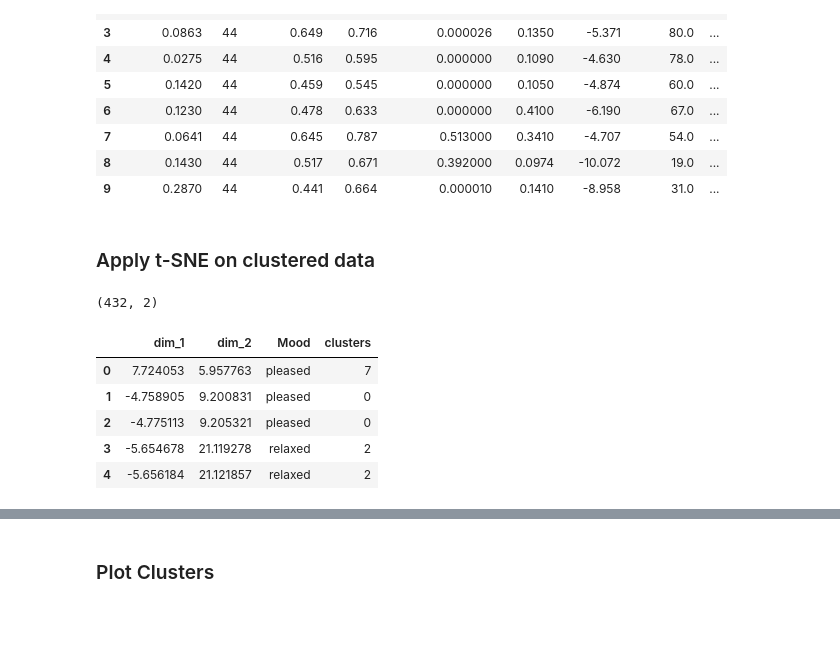
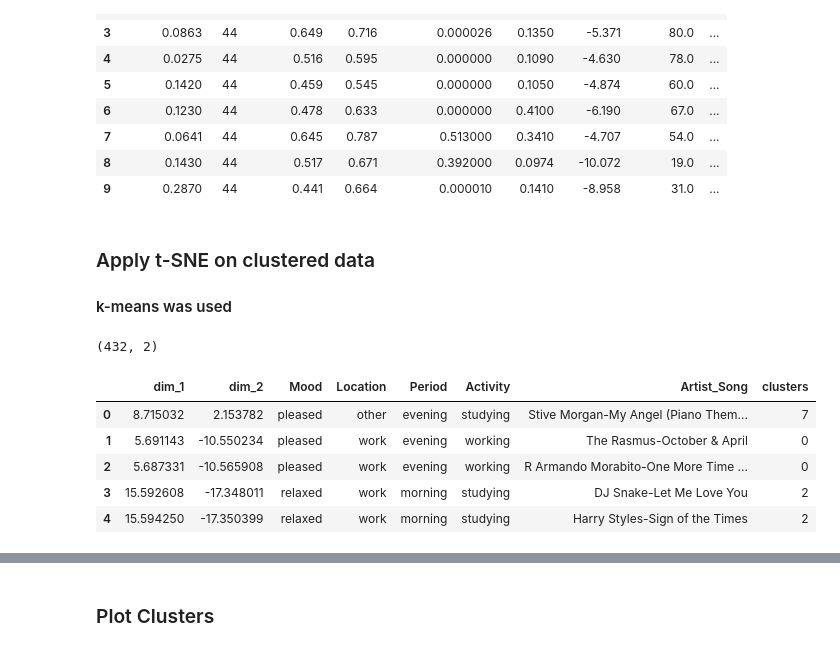
Before and after one commit to epistimi4/emotion_based_music_recomendation, a Jupyter notebook: correlations/Clustering with t-Stochastic Neighboring Embeddings for Music.ipynb, the cells around one changed output, grey strips where cells are left out. Saved outputs shown, nothing was run; the diff lists cells and outputs as text; code cells hidden in the pictures; blank space fills up the shorter version.

```diff
--- a/correlations/Clustering with t-Stochastic Neighboring Embeddings for Music.ipynb
+++ b/correlations/Clustering with t-Stochastic Neighboring Embeddings for Music.ipynb
@@ -127,6 +129,10 @@ We set *mood* as the target variable of the model, encode all categorical featur
 # %%
 df_enc = df
 Y = df['mood']
+the_loc = df['location']
+dtime = df['period']
+activ = df['activity']
+artist_song = df['artist_name']+'-'+df['song_name']
 
 def encode_features(df_enc, location, activity, gender, period):
     #encode location
@@ -135,7 +141,7 @@ def encode_features(df_enc, location, activity, gender, period):
     df_enc = df_enc.join(one_hot_enc)
     #encode activity
     replace_values = {'other': 'activity_other'}
-    df = df_enc.replace({'activity': replace_values})
+    df_enc = df_enc.replace({'activity': replace_values})
     one_hot_enc = pd.get_dummies(df_enc[activity])
     df_enc = df_enc.drop('activity', axis=1)
     df_enc = df_enc.join(one_hot_enc)
@@ -147,6 +153,7 @@ def encode_features(df_enc, location, activity, gender, period):
     one_hot_enc = pd.get_dummies(df_enc[period])
     df_enc = df_enc.drop('period', axis=1)
     df_enc = df_enc.join(one_hot_enc)
+
     #encode mood
     #one_hot_enc = pd.get_dummies(df['mood'])
     #df_enc = df_enc.drop('mood', axis=1)
@@ -163,3 +170,5 @@ def encode_features(df_enc, location, activity, gender, period):
     return df_enc
 
 df_enc = encode_features(df_enc, 'location', 'activity', 'gender', 'period')
+df_enc.head()
+df_enc.info()
@@ -267,23 +295,29 @@ colors = ['royalblue', 'maroon', 'forestgreen', 'mediumorchid', 'tan', 'deeppink
 vectorizer = np.vectorize(lambda x: colors[x % len(colors)])
 # %% [markdown]
 ### Apply t-SNE on clustered data ###
+#### k-means was used ####
 # %%
 x_embedded = TSNE(n_components=2, learning_rate=100).fit_transform(d_scaled)
 print(x_embedded.shape)
 df_plot = pd.DataFrame()
 df_plot['dim_1']  = x_embedded[:,0]
 df_plot['dim_2']  = x_embedded[:,1]
 df_plot['Mood'] = Y
+df_plot['Location'] = the_loc
+df_plot['Period'] = dtime
+df_plot['Activity'] = activ
+df_plot['Artist_Song'] = artist_song
 df_plot['clusters'] = clusters
+
 df_plot.head()
 # %% [output]
 (432, 2)
-|  | dim_1 | dim_2 | Mood | clusters |
-| 0 | 7.724053 | 5.957763 | pleased | 7 |
-| 1 | -4.758905 | 9.200831 | pleased | 0 |
-| 2 | -4.775113 | 9.205321 | pleased | 0 |
-| 3 | -5.654678 | 21.119278 | relaxed | 2 |
-| 4 | -5.656184 | 21.121857 | relaxed | 2 |
+|  | dim_1 | dim_2 | Mood | Location | Period | Activity | Artist_Song | clusters |
+| 0 | 8.715032 | 2.153782 | pleased | other | evening | studying | Stive Morgan-My Angel (Piano Them... | 7 |
+| 1 | 5.691143 | -10.550234 | pleased | work | evening | working | The Rasmus-October & April | 0 |
+| 2 | 5.687331 | -10.565908 | pleased | work | evening | working | R Armando Morabito-One More Time ... | 0 |
+| 3 | 15.592608 | -17.348011 | relaxed | work | morning | studying | DJ Snake-Let Me Love You | 2 |
+| 4 | 15.594250 | -17.350399 | relaxed | work | morning | studying | Harry Styles-Sign of the Times | 2 |
 # %%
 mpalette = sns.palplot(sns.color_palette('deep',12))
 plt.figure(figsize=(16,6))
```
Also changed, not shown: parts of 10 cells of this notebook.
